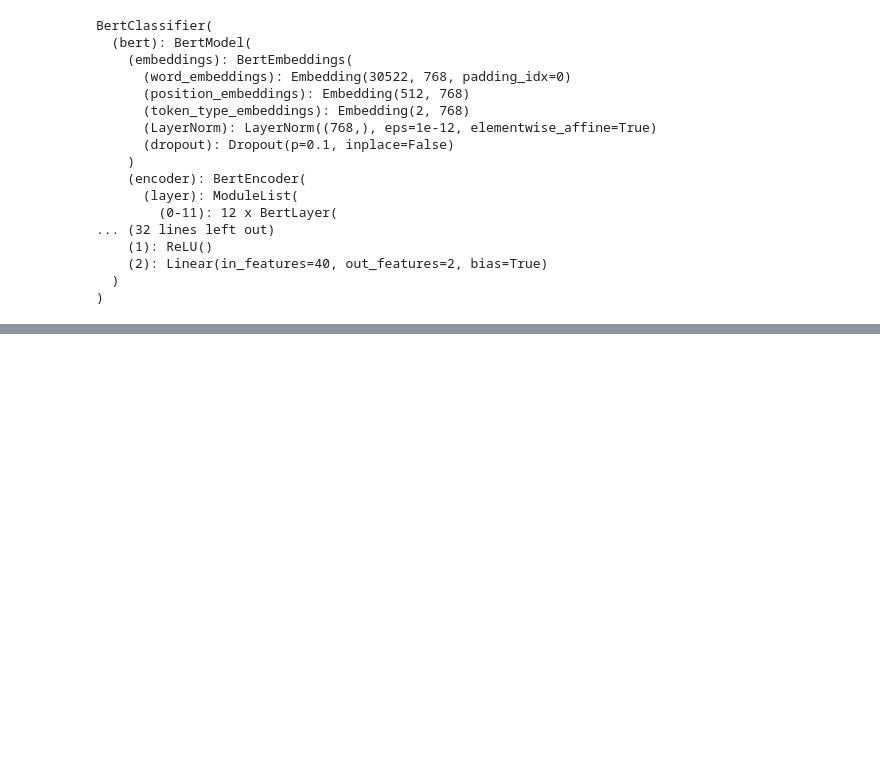
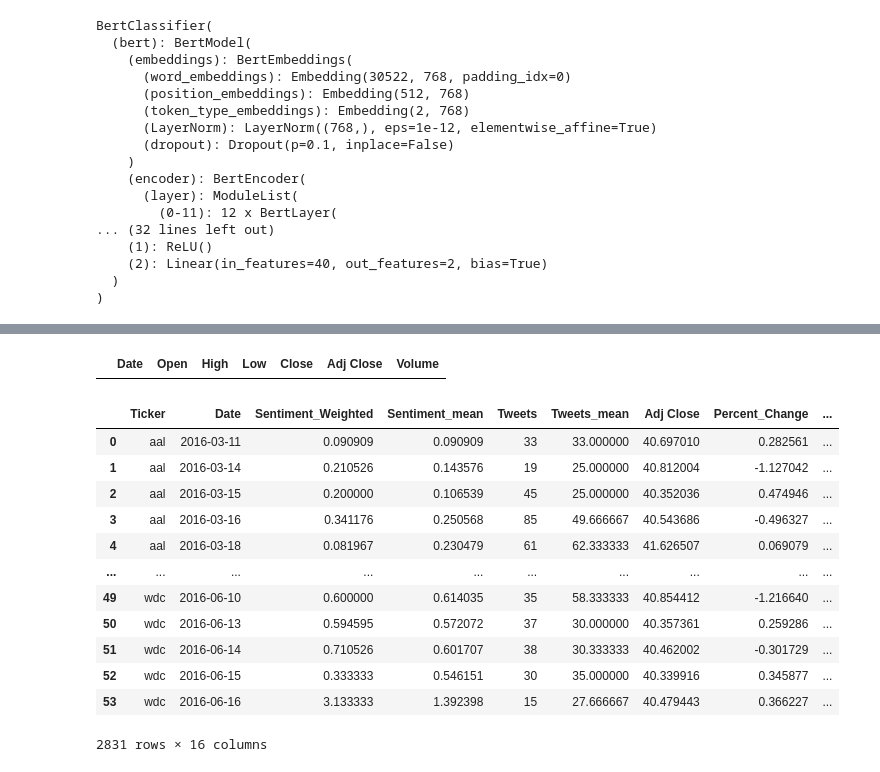
Before and after one commit to HiggsP10/Stock_pred, a Jupyter notebook: Sentiment_Stock_Dataframe_Generator.ipynb, the cells around one changed output, grey strips where cells are left out. Saved outputs shown, nothing was run; the diff lists cells and outputs as text; code cells hidden in the pictures; blank space fills up the shorter version.

```diff
--- a/Sentiment_Stock_Dataframe_Generator.ipynb
+++ b/Sentiment_Stock_Dataframe_Generator.ipynb
@@ -188,0 +379,20 @@ aal - completed
+# %%
+display(prices)
+# %% [output]
+|  | Date | Open | High | Low | Close | Adj Close | Volume |
+# %%
+display(stocks)
+# %% [output]
+|  | Ticker | Date | Sentiment_Weighted | Sentiment_mean | Tweets | Tweets_mean | Adj Close | Percent_Change | ... |
+| 0 | aal | 2016-03-11 | 0.090909 | 0.090909 | 33 | 33.000000 | 40.697010 | 0.282561 | ... |
+| 1 | aal | 2016-03-14 | 0.210526 | 0.143576 | 19 | 25.000000 | 40.812004 | -1.127042 | ... |
+| 2 | aal | 2016-03-15 | 0.200000 | 0.106539 | 45 | 25.000000 | 40.352036 | 0.474946 | ... |
+| 3 | aal | 2016-03-16 | 0.341176 | 0.250568 | 85 | 49.666667 | 40.543686 | -0.496327 | ... |
+| 4 | aal | 2016-03-18 | 0.081967 | 0.230479 | 61 | 62.333333 | 41.626507 | 0.069079 | ... |
+| ... | ... | ... | ... | ... | ... | ... | ... | ... | ... |
+| 49 | wdc | 2016-06-10 | 0.600000 | 0.614035 | 35 | 58.333333 | 40.854412 | -1.216640 | ... |
+| 50 | wdc | 2016-06-13 | 0.594595 | 0.572072 | 37 | 30.000000 | 40.357361 | 0.259286 | ... |
+| 51 | wdc | 2016-06-14 | 0.710526 | 0.601707 | 38 | 30.333333 | 40.462002 | -0.301729 | ... |
+| 52 | wdc | 2016-06-15 | 0.333333 | 0.546151 | 30 | 35.000000 | 40.339916 | 0.345877 | ... |
+| 53 | wdc | 2016-06-16 | 3.133333 | 1.392398 | 15 | 27.666667 | 40.479443 | 0.366227 | ... |
+2831 rows × 16 columns
```
Also changed, not shown: parts of 10 cells of this notebook, 3 other files.
